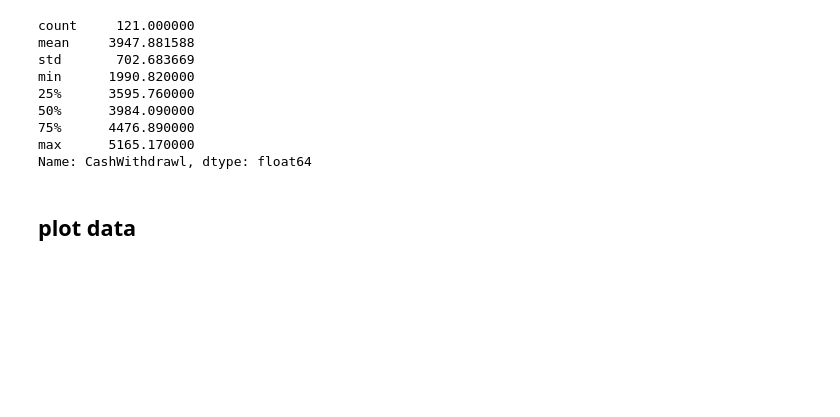
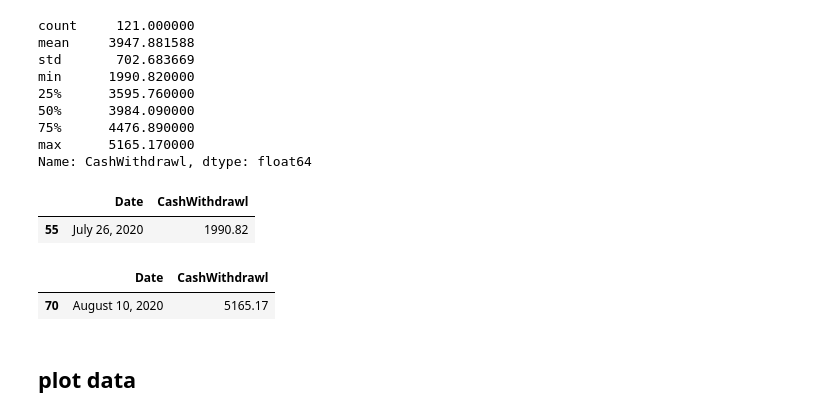
Before and after one commit to avinash-mishra/vsit-talk, a Jupyter notebook: src/atm_cash_forecaster_prophet.ipynb, the cells around one changed output. Cells and saved outputs as stored; diff of their text form; code cells hidden in the pictures; blank space fills up the shorter version.

```diff
--- a/src/atm_cash_forecaster_prophet.ipynb
+++ b/src/atm_cash_forecaster_prophet.ipynb
@@ -101,6 +108,15 @@ min      1990.820000
 75%      4476.890000
 max      5165.170000
 Name: CashWithdrawl, dtype: float64
+# %%
+# Find min and max dates
+display(df[df["CashWithdrawl"] == df["CashWithdrawl"].min()])
+display(df[df["CashWithdrawl"] == df["CashWithdrawl"].max()])
+# %% [output]
+|  | Date | CashWithdrawl |
+| 55 | July 26, 2020 | 1990.82 |
+|  | Date | CashWithdrawl |
+| 70 | August 10, 2020 | 5165.17 |
 # %% [markdown]
 ## plot data
 # %%
```
Also changed, not shown: parts of 4 cells of this notebook.
